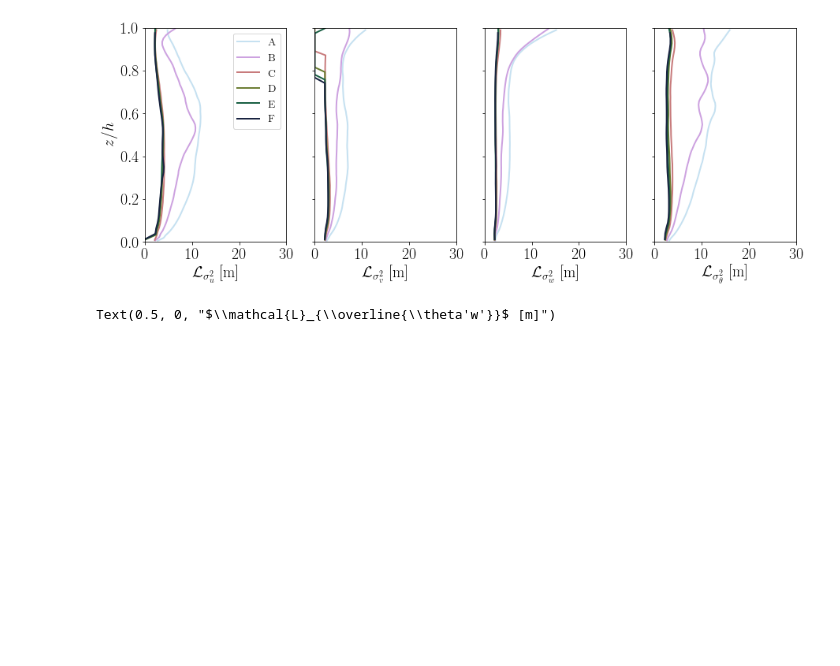
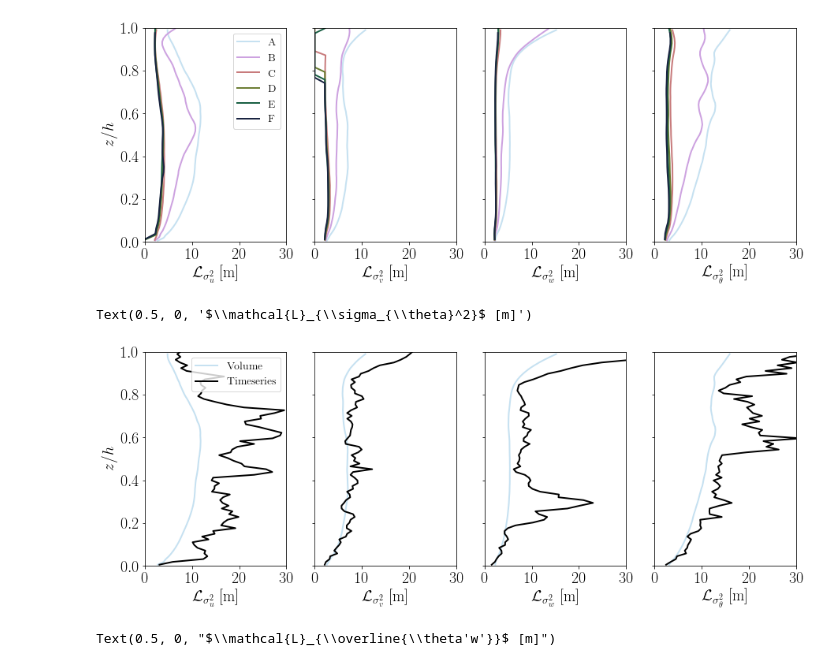
Before and after one commit to bgreene777/SBL_LES, a Jupyter notebook: ipynb/plot_RFMnc.ipynb, the cells around one changed output. Saved outputs shown, nothing was run; the diff lists cells and outputs as text; code cells hidden in the pictures; blank space fills up the shorter version.

```diff
--- a/ipynb/plot_RFMnc.ipynb
+++ b/ipynb/plot_RFMnc.ipynb
@@ -173,6 +249,45 @@ ax2[3].set_xlabel("$\\mathcal{L}_{\\sigma_{\\theta}^2}$ [m]")
 # %% [output]
 Text(0.5, 0, '$\\mathcal{L}_{\\sigma_{\\theta}^2}$ [m]')
 [figure]
+# %%
+# four panel: u, v, w, theta variances
+# load ts file
+Lts = xr.load_dataset(dnc_all[0]+"L_ts.nc")
+fig2a, ax2a = plt.subplots(nrows=1, ncols=4, sharey=True, figsize=(14.8, 5))
+# u
+ax2a[0].plot(Lall[0].uu_var_rot, Lall[0].z/sall[0].h, ls="-", lw=2, c=cmap[0], label="Volume")
+ax2a[0].plot(Lts.uuvar2, Lts.z/sall[0].h, ls="-", lw=2, c="k", label="Timeseries")
+# v
+ax2a[1].plot(Lall[0].vv_var_rot, Lall[0].z/sall[0].h, ls="-", lw=2, c=cmap[0])
+ax2a[1].plot(Lts.vvvar2, Lts.z/sall[0].h, ls="-", lw=2, c="k")
+# w
+ax2a[2].plot(Lall[0].ww_var, Lall[0].z/sall[0].h, ls="-", lw=2, c=cmap[0])
+ax2a[2].plot(Lts.wwvar2, Lts.z/sall[0].h, ls="-", lw=2, c="k")
+# theta
+ax2a[3].plot(Lall[0].tt_var, Lall[0].z/sall[0].h, ls="-", lw=2, c=cmap[0])
+ax2a[3].plot(Lts.ttvar2, Lts.z/sall[0].h, ls="-", lw=2, c="k")
+# labels
+ax2a[0].legend(fontsize=14)
+ax2a[0].set_ylim([0, 1])
+ax2a[0].set_ylabel("$z/h$")
+ax2a[0].set_xlim([0, 30])
+ax2a[0].xaxis.set_major_locator(MultipleLocator(10))
+ax2a[0].set_xlabel("$\\mathcal{L}_{\\sigma_u^2}$ [m]")
+
+ax2a[1].set_xlim([0, 30])
+ax2a[1].xaxis.set_major_locator(MultipleLocator(10))
+ax2a[1].set_xlabel("$\\mathcal{L}_{\\sigma_v^2}$ [m]")
+
+ax2a[2].set_xlim([0, 30])
+ax2a[2].xaxis.set_major_locator(MultipleLocator(10))
+ax2a[2].set_xlabel("$\\mathcal{L}_{\\sigma_w^2}$ [m]")
+
+ax2a[3].set_xlim([0, 30])
+ax2a[3].xaxis.set_major_locator(MultipleLocator(10))
+ax2a[3].set_xlabel("$\\mathcal{L}_{\\sigma_{\\theta}^2}$ [m]")
+# %% [output]
+Text(0.5, 0, '$\\mathcal{L}_{\\sigma_{\\theta}^2}$ [m]')
+[figure, added]
 # %%
 # three panel: uw, vw, tw covariances
 fig3, ax3 = plt.subplots(nrows=1, ncols=3, sharey=True, figsize=(14.8, 5))
```
Also changed, not shown: parts of 13 cells of this notebook.
